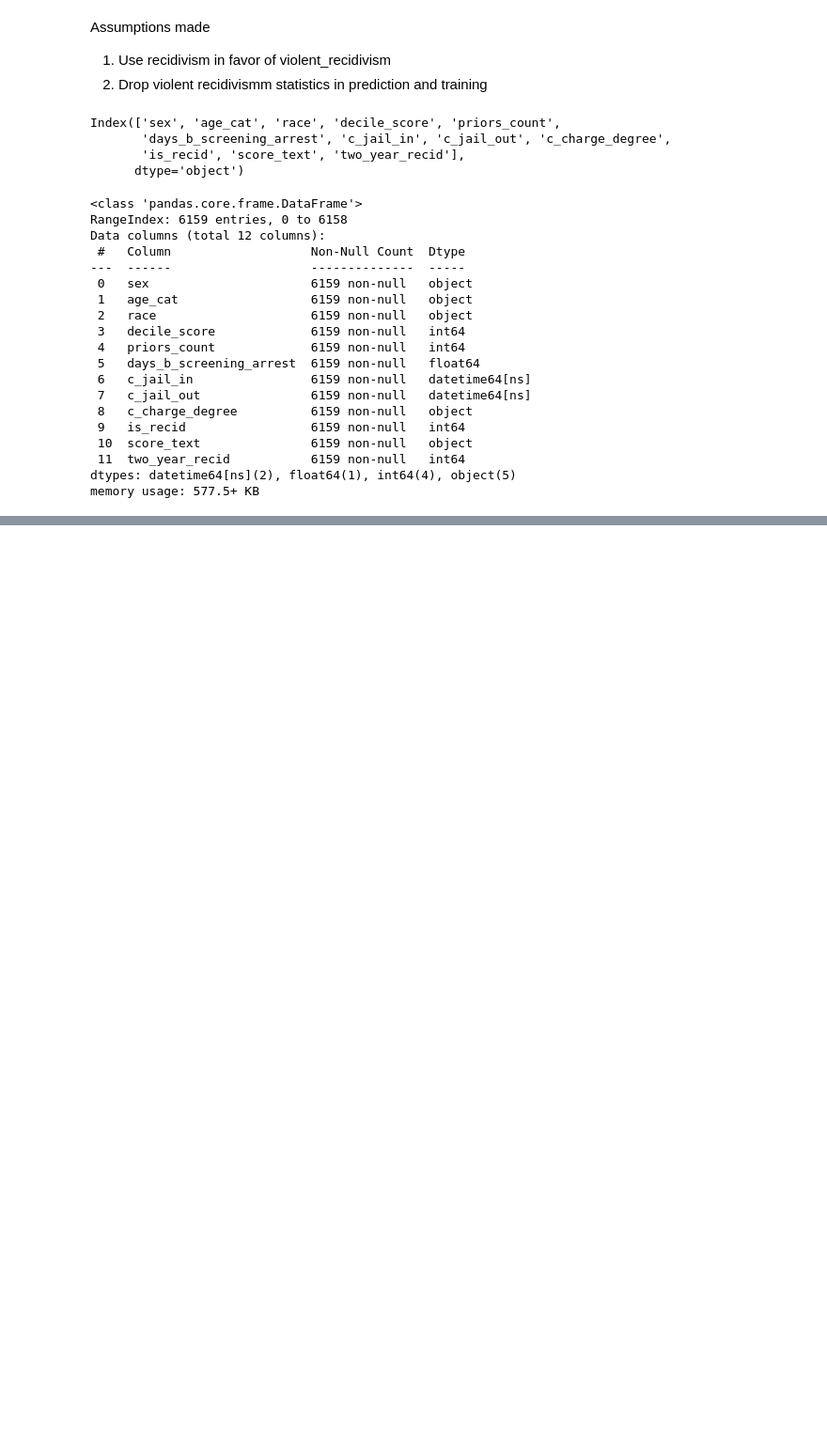
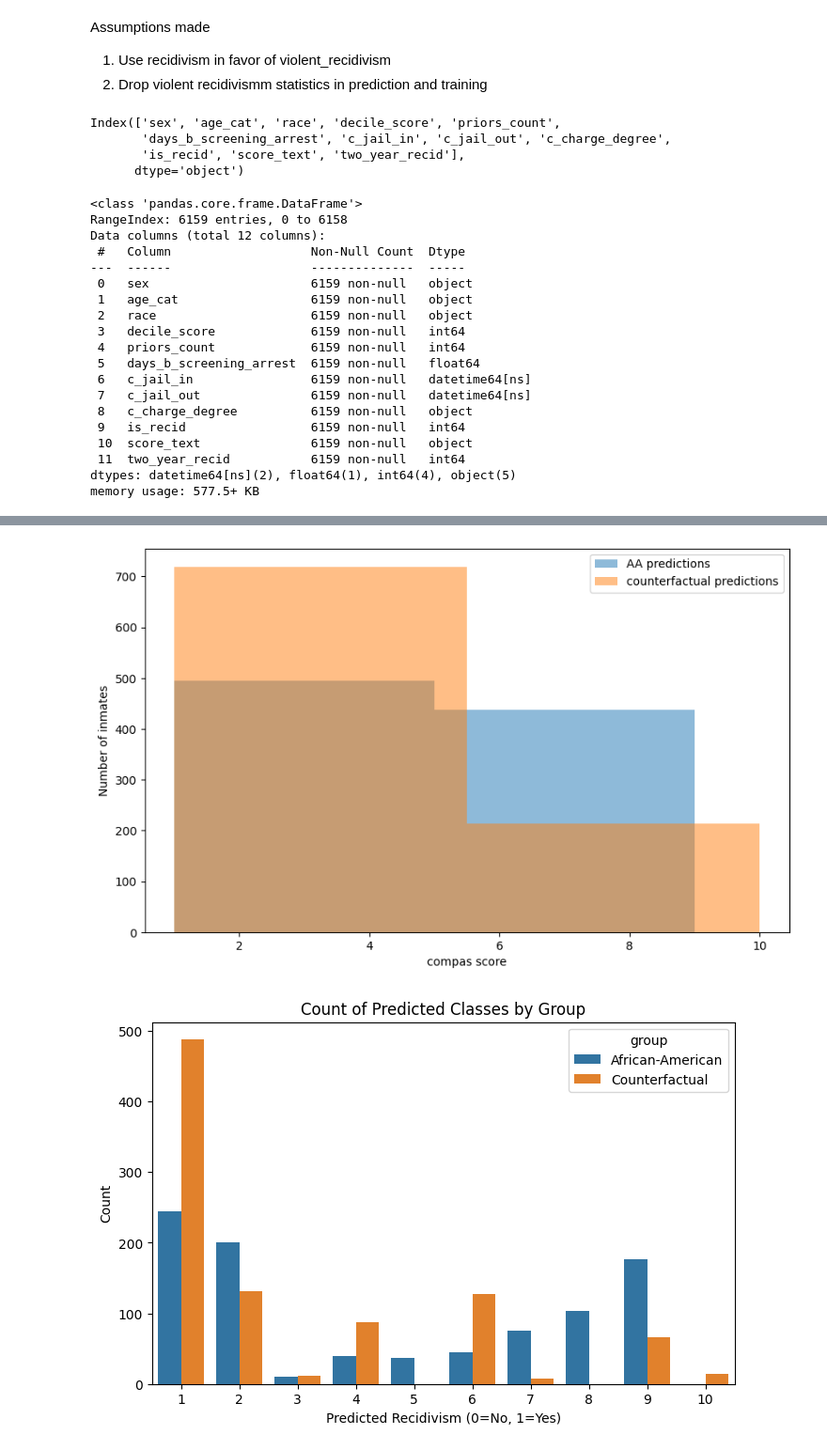
Before and after one commit to chess10kp/compass, a Jupyter notebook: compass.ipynb, the cells around one changed output, grey strips where cells are left out. Shown at 94% size. Drawn from its saved outputs; the diff is of its cells as text; code cells hidden in the pictures; blank space fills up the shorter version.

```diff
--- a/compass.ipynb
+++ b/compass.ipynb
@@ -232,0 +216,26 @@ ValueError: Found array with dim 3. LogisticRegression expected <= 2.
+# %%
+plt.figure(figsize=(10, 6))
+
+plt.hist(positive_pred, bins=2, alpha=0.5, label='AA predictions')
+plt.hist(counterfactual_pred, bins=2, alpha=0.5, label='counterfactual predictions')
+
+plt.xlabel('compas score')
+plt.ylabel('Number of inmates')
+plt.xticks()
+plt.legend()
+plt.show()
+
+predictions_df = pd.DataFrame({
+    'predictions': np.concatenate([positive_pred, counterfactual_pred]),
+    'group': ['African-American'] * len(positive_pred) + ['Counterfactual'] * len(counterfactual_pred)
+})
+
+plt.figure(figsize=(8, 5))
+sns.countplot(x='predictions', hue='group', data=predictions_df)
+plt.title('Count of Predicted Classes by Group')
+plt.xlabel('Predicted Recidivism (0=No, 1=Yes)')
+plt.ylabel('Count')
+plt.show()
+# %% [output]
+[figure, added]
+[figure, added]
```
Also changed, not shown: parts of 11 cells of this notebook.
